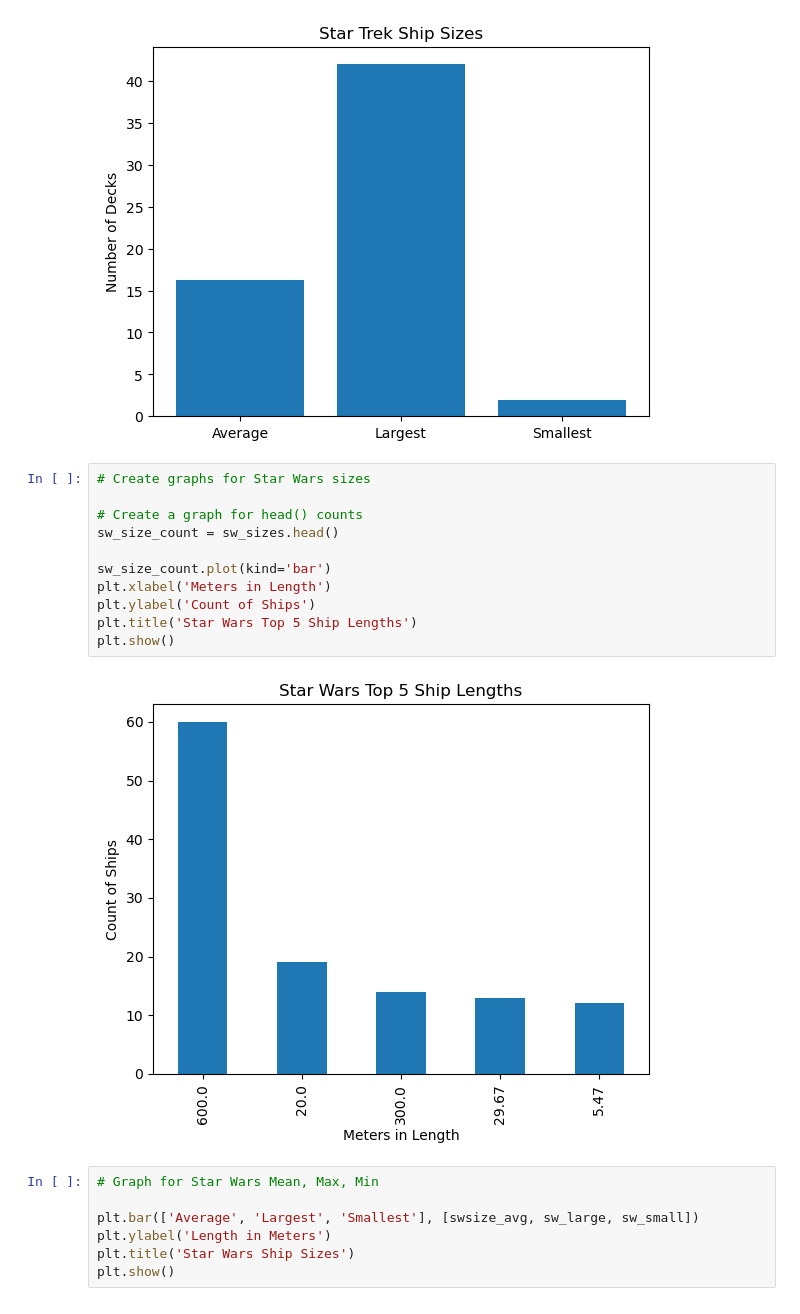
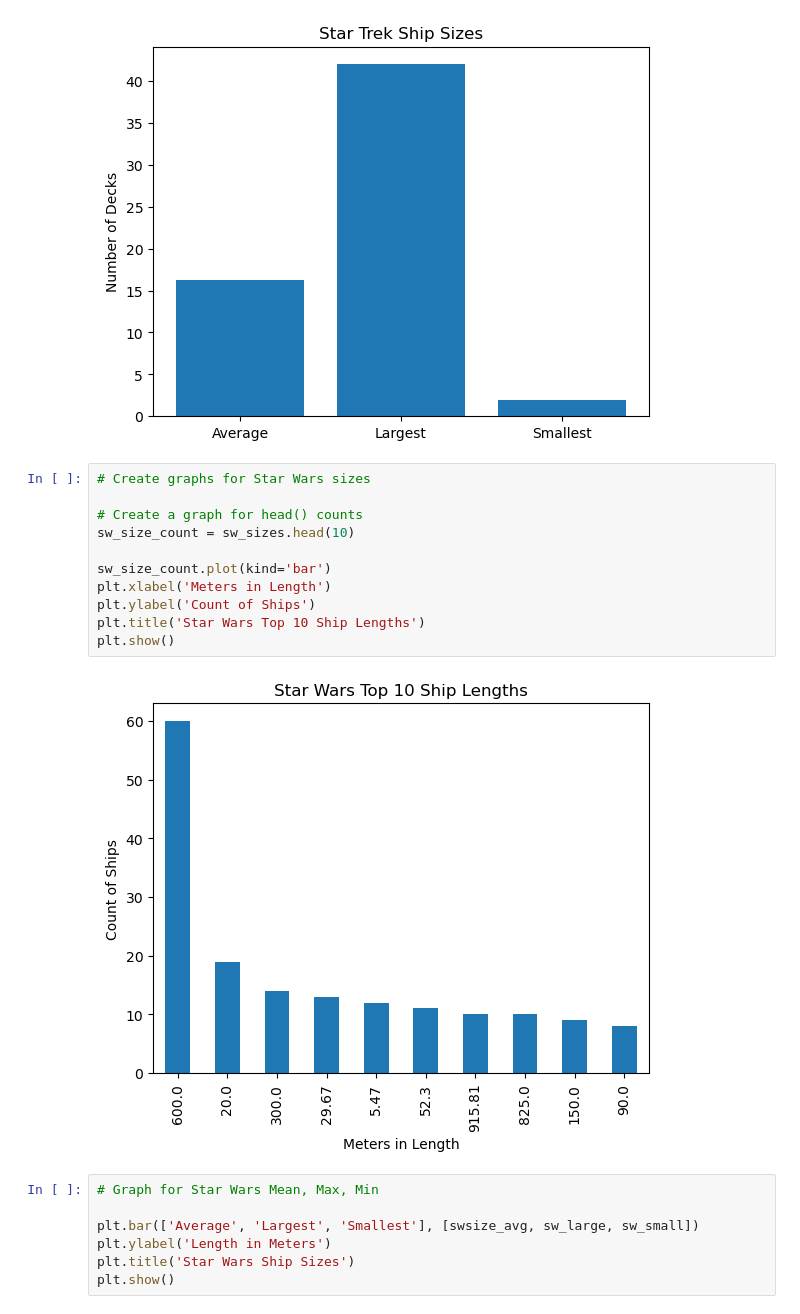
Before and after one commit to wesiswes629/wookiestapi, a Jupyter notebook: notebooks/all_spacecraft.ipynb, the cells around one changed output. Cells and saved outputs as stored; diff of their text form.

```diff
--- a/notebooks/all_spacecraft.ipynb
+++ b/notebooks/all_spacecraft.ipynb
@@ -532,16 +532,16 @@ plt.show()
 # %%
 # Create graphs for Star Wars sizes
 
 # Create a graph for head() counts
-sw_size_count = sw_sizes.head()
+sw_size_count = sw_sizes.head(10)
 
 sw_size_count.plot(kind='bar')
 plt.xlabel('Meters in Length')
 plt.ylabel('Count of Ships')
-plt.title('Star Wars Top 5 Ship Lengths')
+plt.title('Star Wars Top 10 Ship Lengths')
 plt.show()
 # %% [output]
-[figure, old version]
+[figure, new version]
 # %%
 # Graph for Star Wars Mean, Max, Min
 
```
Also changed, not shown: parts of 2 cells of this notebook.
